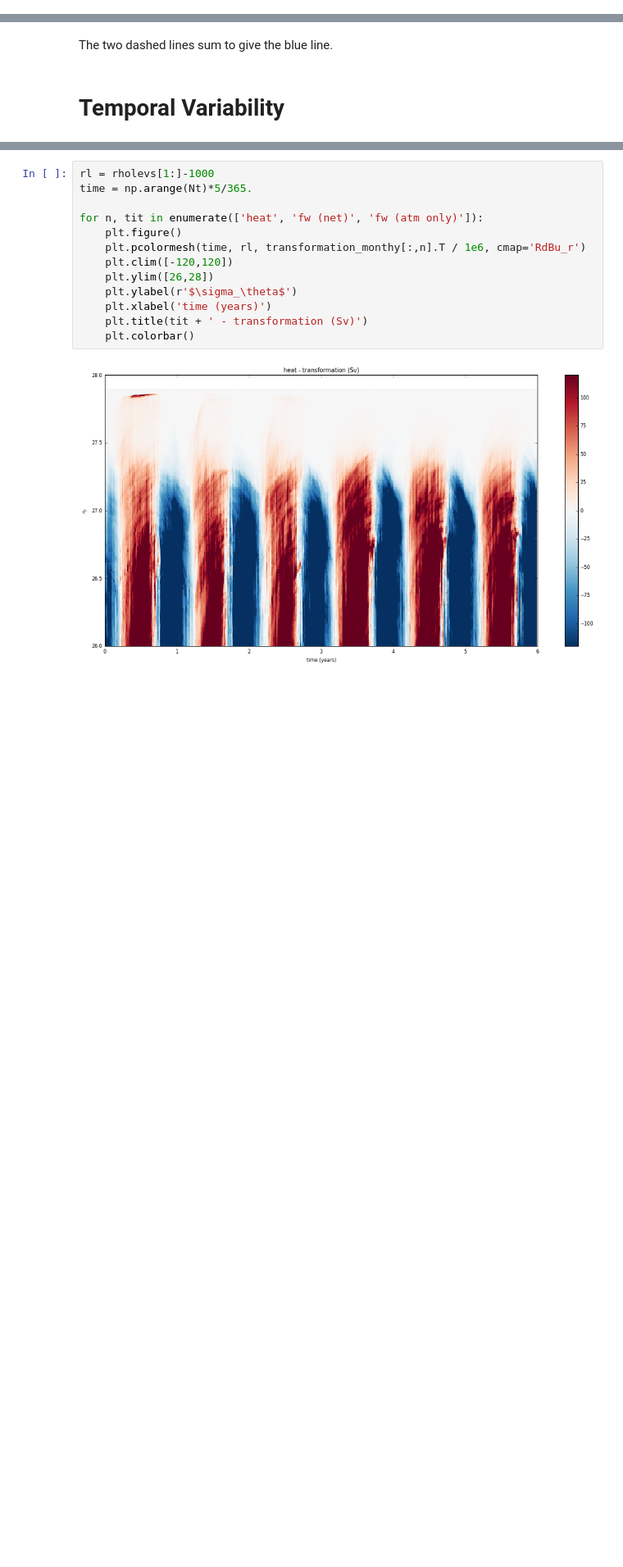
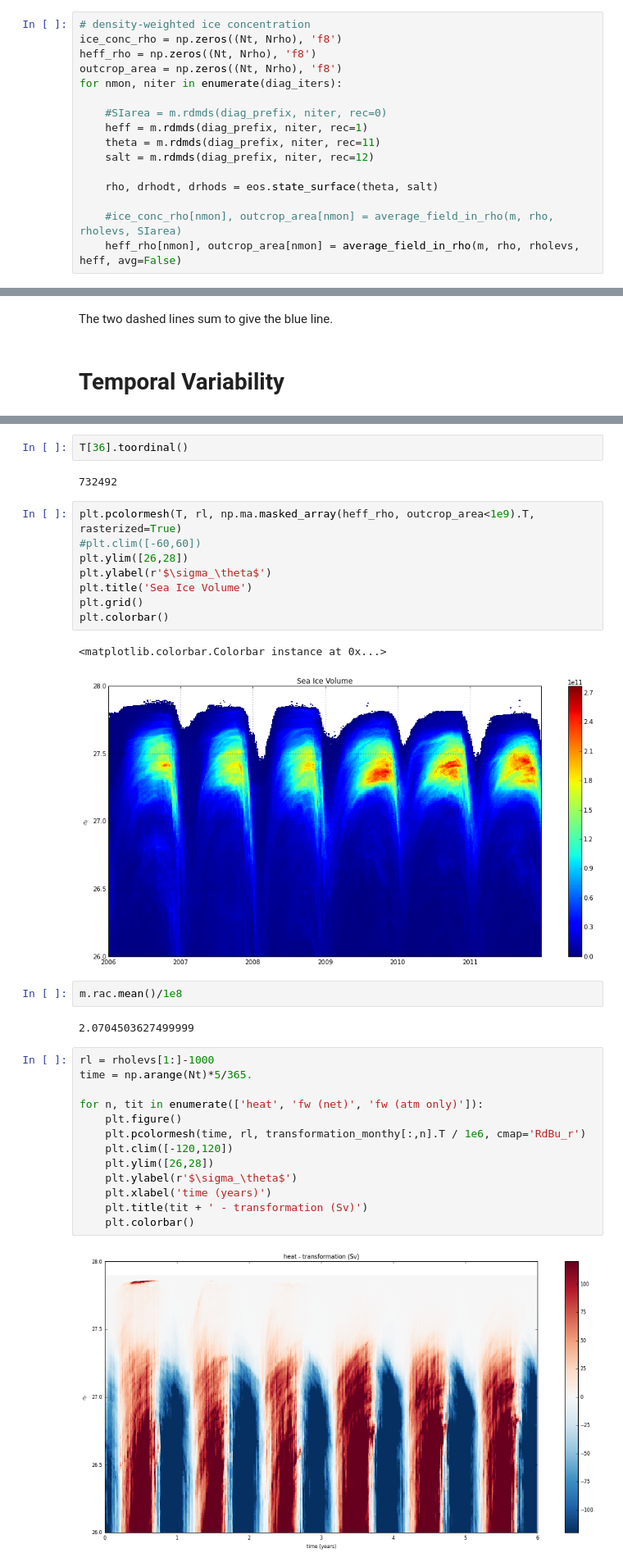
Before and after one commit to dhruvbalwada/watermass, a Jupyter notebook: SOSE_layers_analysis/surface_transformation_sigma0_5day.ipynb, the cells around one changed output, grey strips where cells are left out. Shown at 82% size. Cells and saved outputs as stored; diff of their text form; blank space fills up the shorter version.

```diff
--- a/SOSE_layers_analysis/surface_transformation_sigma0_5day.ipynb
+++ b/SOSE_layers_analysis/surface_transformation_sigma0_5day.ipynb
@@ -148,3 +184,19 @@ for n, k in enumerate(fw_flux_types):
 d['WTHMASS'].shape
 # %% [output]
 (320, 2160)
+# %%
+# density-weighted ice concentration
+ice_conc_rho = np.zeros((Nt, Nrho), 'f8')
+heff_rho = np.zeros((Nt, Nrho), 'f8')
+outcrop_area = np.zeros((Nt, Nrho), 'f8')
+for nmon, niter in enumerate(diag_iters):
+
+    #SIarea = m.rdmds(diag_prefix, niter, rec=0)
+    heff = m.rdmds(diag_prefix, niter, rec=1)
+    theta = m.rdmds(diag_prefix, niter, rec=11)
+    salt = m.rdmds(diag_prefix, niter, rec=12)
+
+    rho, drhodt, drhods = eos.state_surface(theta, salt)
+
+    #ice_conc_rho[nmon], outcrop_area[nmon] = average_field_in_rho(m, rho, rholevs, SIarea)
+    heff_rho[nmon], outcrop_area[nmon] = average_field_in_rho(m, rho, rholevs, heff, avg=False)
@@ -352,3 +528,22 @@ The two dashed lines sum to give the blue line.
+# %%
+T[36].toordinal()
+# %% [output]
+732492
+# %%
+plt.pcolormesh(T, rl, np.ma.masked_array(heff_rho, outcrop_area<1e9).T, rasterized=True)
+#plt.clim([-60,60])
+plt.ylim([26,28])
+plt.ylabel(r'$\sigma_\theta$')
+plt.title('Sea Ice Volume')
+plt.grid()
+plt.colorbar()
+# %% [output]
+<matplotlib.colorbar.Colorbar instance at 0x...>
+[figure, added]
+# %%
+m.rac.mean()/1e8
+# %% [output]
+2.0704503627499999
 # %%
 rl = rholevs[1:]-1000
 time = np.arange(Nt)*5/365.
```
Also changed, not shown: parts of 13 cells of this notebook, 5 other files.
